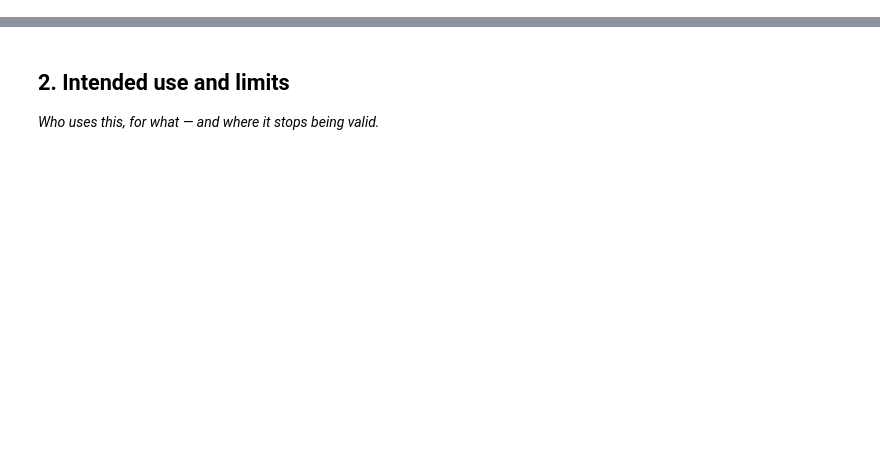
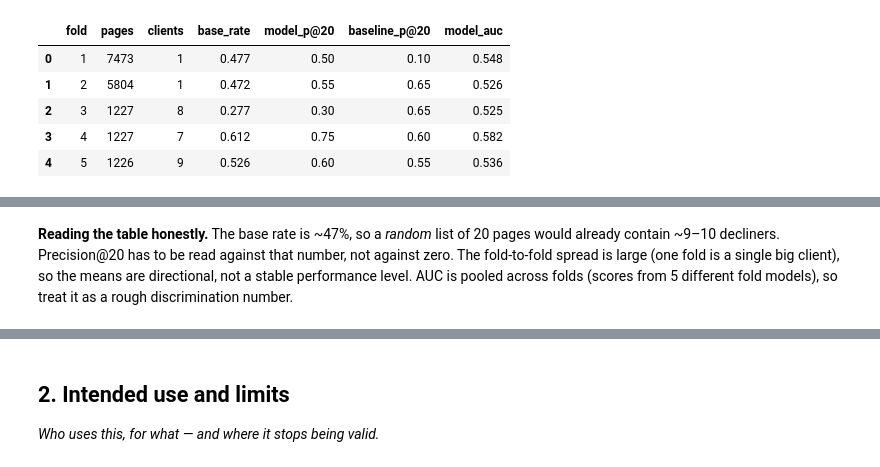
Before and after one commit to rasheed-hammad/machine-learning-starter, a Jupyter notebook: work/notebooks/w07_action_playbook.ipynb, the cells around one changed output, grey strips where cells are left out. Drawn from its saved outputs; the diff is of its cells as text; code cells hidden in the pictures; blank space fills up the shorter version.

```diff
--- a/work/notebooks/w07_action_playbook.ipynb
+++ b/work/notebooks/w07_action_playbook.ipynb
@@ -856,0 +170,78 @@ The earlier FlyRank research also reported higher observed health and impression
+# %%
+from sklearn.model_selection import GroupKFold
+from sklearn.compose import ColumnTransformer
+from sklearn.pipeline import Pipeline
+from sklearn.impute import SimpleImputer
+from sklearn.preprocessing import OneHotEncoder
+from sklearn.ensemble import RandomForestClassifier
+from sklearn.base import clone
+from sklearn.metrics import roc_auc_score, average_precision_score
+
+numeric_features = ["march_impressions", "march_clicks", "march_ctr", "march_avg_position",
+                    "march_pageviews", "march_sessions", "march_engaged_sessions", "days_since_update"]
+categorical_features = ["content_type"]
+feature_columns = numeric_features + categorical_features
+TARGET = "target_declined"
+
+# Leakage guard: no April, target-derived, or starter-label field may be a feature.
+forbidden = {"april_impressions", "gsc_available_days", "impression_change_pct", TARGET,
+             "trend_direction", "trend_pct", "is_declining_label", "health_score", "priority_score", "action_type"}
+assert not forbidden & set(feature_columns), "Leaky feature found!"
+
+rf_pipeline = Pipeline([
+    ("preprocessor", ColumnTransformer([
+        ("numeric", SimpleImputer(strategy="median"), numeric_features),
+        ("categorical", Pipeline([("imputer", SimpleImputer(strategy="most_frequent")),
+                                  ("onehot", OneHotEncoder(handle_unknown="ignore"))]), categorical_features),
+    ])),
+    ("model", RandomForestClassifier(n_estimators=300, random_state=SEED, n_jobs=-1, class_weight="balanced")),
+])
+
+def baseline_score(frame):
+    # W04 rule: stale AND visible, scored by impressions (0 otherwise).
+    return ((frame["days_since_update"] >= 180) & (frame["march_impressions"] >= 500)).astype(int) * frame["march_impressions"]
+
+def precision_at_k(frame, score_col, k=20, tiebreak=None):
+    cols = [score_col] + ([tiebreak] if tiebreak else [])
+    return frame.sort_values(cols, ascending=False).head(k)[TARGET].mean()
+
+pop["cv_fold"] = -1
+for fold, (_, val_idx) in enumerate(GroupKFold(n_splits=5).split(pop, pop[TARGET], groups=pop["client_hash_id"]), start=1):
+    pop.loc[val_idx, "cv_fold"] = fold
+assert (pop["cv_fold"] > 0).all()
+assert (pop.groupby("client_hash_id")["cv_fold"].nunique() == 1).all(), "A client is split across folds!"
+
+pop["oof_decline_score"] = np.nan
+pop["baseline_score"] = baseline_score(pop)
+fold_rows = []
+for fold in range(1, 6):
+    tr, va = pop["cv_fold"] != fold, pop["cv_fold"] == fold
+    m = clone(rf_pipeline).fit(pop.loc[tr, feature_columns], pop.loc[tr, TARGET])
+    pop.loc[va, "oof_decline_score"] = m.predict_proba(pop.loc[va, feature_columns])[:, 1]
+    v = pop[va]
+    fold_rows.append({
+        "fold": fold, "pages": len(v), "clients": v["client_hash_id"].nunique(),
+        "base_rate": v[TARGET].mean(),
+        "model_p@20": precision_at_k(v, "oof_decline_score"),
+        "baseline_p@20": precision_at_k(v, "baseline_score", tiebreak="march_impressions"),
+        "model_auc": roc_auc_score(v[TARGET], v["oof_decline_score"]) if v[TARGET].nunique() > 1 else np.nan,
+    })
+folds = pd.DataFrame(fold_rows)
+display(folds.round(3))
+
+summary = {
+    "base_rate": float(BASE_RATE),
+    "model_p20_mean": float(folds["model_p@20"].mean()), "model_p20_std": float(folds["model_p@20"].std()),
+    "baseline_p20_mean": float(folds["baseline_p@20"].mean()), "baseline_p20_std": float(folds["baseline_p@20"].std()),
+    "oof_auc_pooled": float(roc_auc_score(pop[TARGET], pop["oof_decline_score"])),
+    "oof_avg_precision_pooled": float(average_precision_score(pop[TARGET], pop["oof_decline_score"])),
+}
+for k, v in summary.items():
+    print(f"{k:28s} {v:.3f}")
+# %% [output]
+|  | fold | pages | clients | base_rate | model_p@20 | baseline_p@20 | model_auc |
+| 0 | 1 | 7473 | 1 | 0.477 | 0.50 | 0.10 | 0.548 |
+| 1 | 2 | 5804 | 1 | 0.472 | 0.55 | 0.65 | 0.526 |
+| 2 | 3 | 1227 | 8 | 0.277 | 0.30 | 0.65 | 0.525 |
+| 3 | 4 | 1227 | 7 | 0.612 | 0.75 | 0.60 | 0.582 |
+| 4 | 5 | 1226 | 9 | 0.526 | 0.60 | 0.55 | 0.536 |
@@ -856,0 +255,2 @@ The earlier FlyRank research also reported higher observed health and impression
+# %% [markdown]
+**Reading the table honestly.** The base rate is ~47%, so a *random* list of 20 pages would already contain ~9–10 decliners. Precision@20 has to be read against that number, not against zero. The fold-to-fold spread is large (one fold is a single big client), so the means are directional, not a stable performance level. AUC is pooled across folds (scores from 5 different fold models), so treat it as a rough discrimination number.
```
Also changed, not shown: parts of 56 cells of this notebook, 5 other files.
